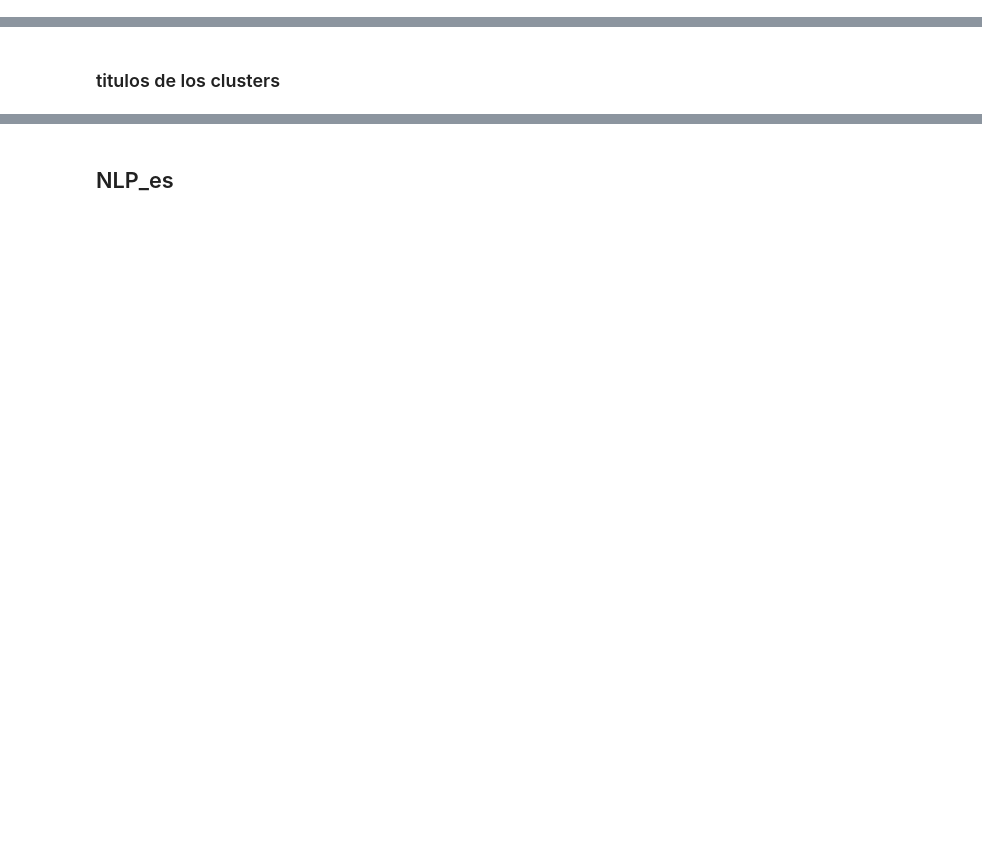
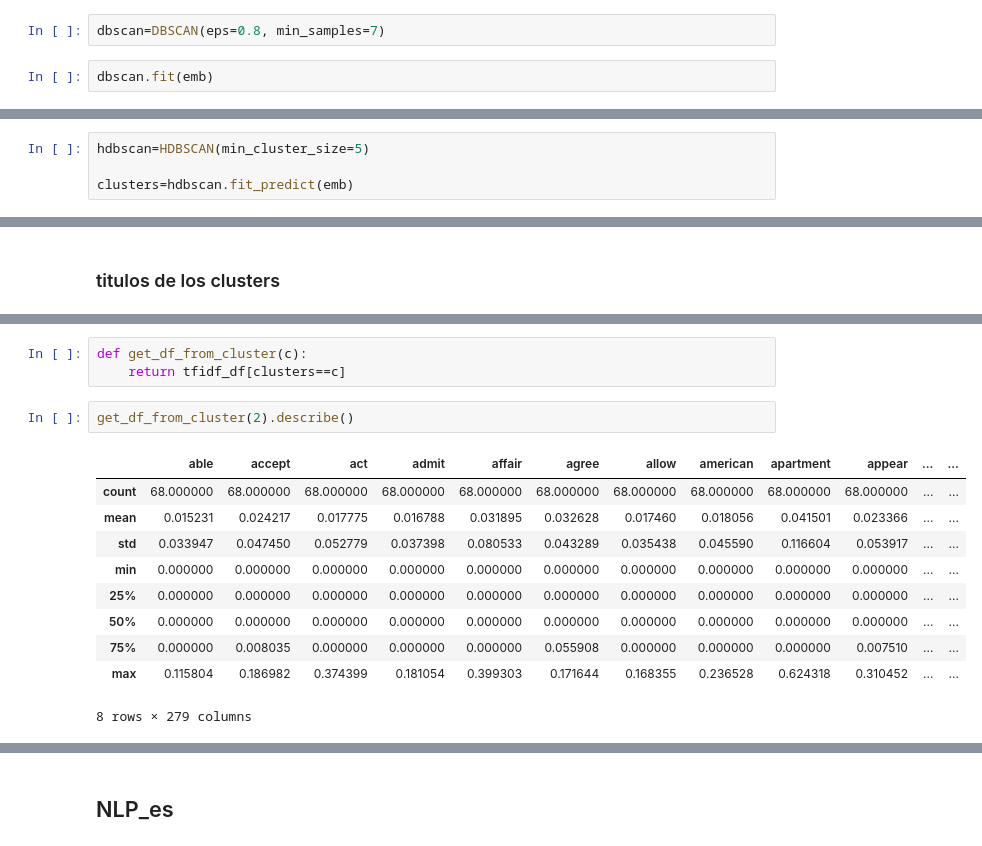
Before and after one commit to Ironhack-Data-Madrid-Agosto-2022/Apuntes-de-clase, a Jupyter notebook: semana_7/5.1 - NLP.ipynb, the cells around one changed output, grey strips where cells are left out. Cells and saved outputs as stored; diff of their text form; blank space fills up the shorter version.

```diff
--- a/semana_7/5.1 - NLP.ipynb
+++ b/semana_7/5.1 - NLP.ipynb
@@ -41,0 +269,4 @@ El proceso es similar que en USL, primero se vectorizan las palabras y después
+# %%
+dbscan=DBSCAN(eps=0.8, min_samples=7)
+# %%
+dbscan.fit(emb)
@@ -41,0 +288,4 @@ El proceso es similar que en USL, primero se vectorizan las palabras y después
+# %%
+hdbscan=HDBSCAN(min_cluster_size=5)
+
+clusters=hdbscan.fit_predict(emb)
@@ -43,0 +328,16 @@ El proceso es similar que en USL, primero se vectorizan las palabras y después
+# %%
+def get_df_from_cluster(c):
+    return tfidf_df[clusters==c]
+# %%
+get_df_from_cluster(2).describe()
+# %% [output]
+|  | able | accept | act | admit | affair | agree | allow | american | apartment | appear | ... | ... |
+| count | 68.000000 | 68.000000 | 68.000000 | 68.000000 | 68.000000 | 68.000000 | 68.000000 | 68.000000 | 68.000000 | 68.000000 | ... | ... |
+| mean | 0.015231 | 0.024217 | 0.017775 | 0.016788 | 0.031895 | 0.032628 | 0.017460 | 0.018056 | 0.041501 | 0.023366 | ... | ... |
+| std | 0.033947 | 0.047450 | 0.052779 | 0.037398 | 0.080533 | 0.043289 | 0.035438 | 0.045590 | 0.116604 | 0.053917 | ... | ... |
+| min | 0.000000 | 0.000000 | 0.000000 | 0.000000 | 0.000000 | 0.000000 | 0.000000 | 0.000000 | 0.000000 | 0.000000 | ... | ... |
+| 25% | 0.000000 | 0.000000 | 0.000000 | 0.000000 | 0.000000 | 0.000000 | 0.000000 | 0.000000 | 0.000000 | 0.000000 | ... | ... |
+| 50% | 0.000000 | 0.000000 | 0.000000 | 0.000000 | 0.000000 | 0.000000 | 0.000000 | 0.000000 | 0.000000 | 0.000000 | ... | ... |
+| 75% | 0.000000 | 0.008035 | 0.000000 | 0.000000 | 0.000000 | 0.055908 | 0.000000 | 0.000000 | 0.000000 | 0.007510 | ... | ... |
+| max | 0.115804 | 0.186982 | 0.374399 | 0.181054 | 0.399303 | 0.171644 | 0.168355 | 0.236528 | 0.624318 | 0.310452 | ... | ... |
+8 rows × 279 columns
```
Also changed, not shown: parts of 57 cells of this notebook.
